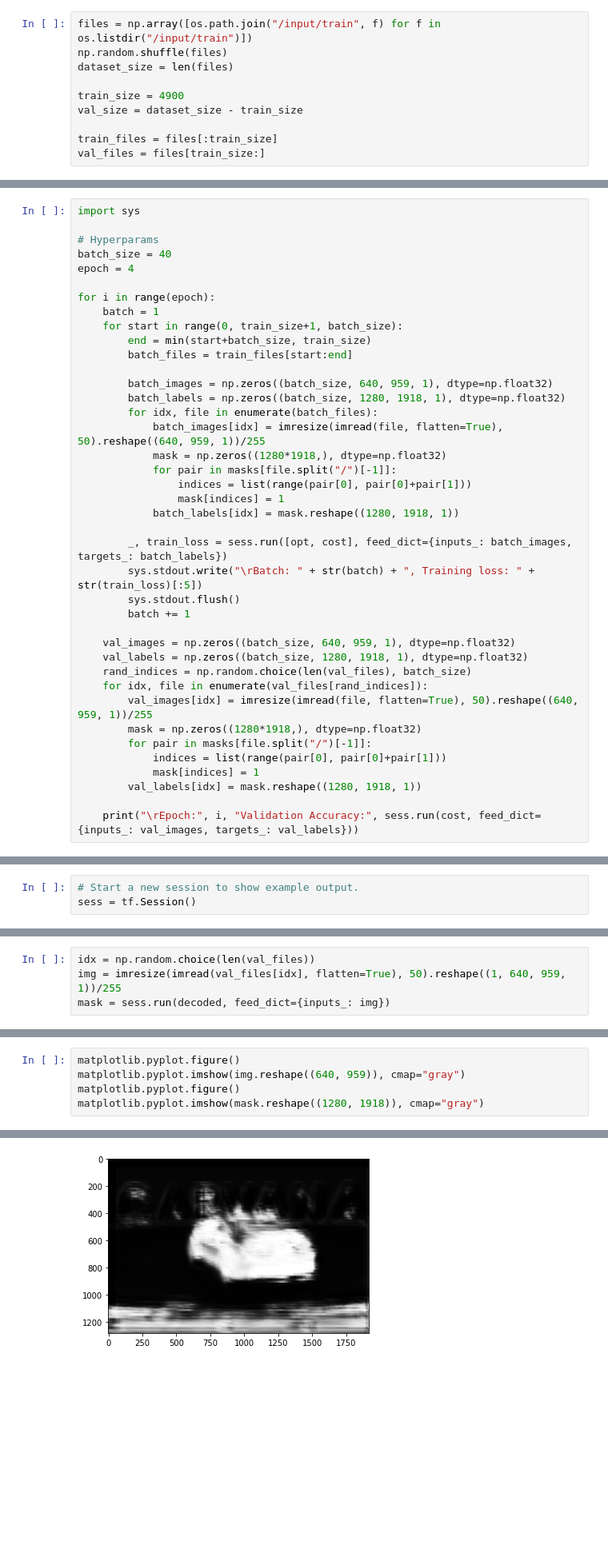
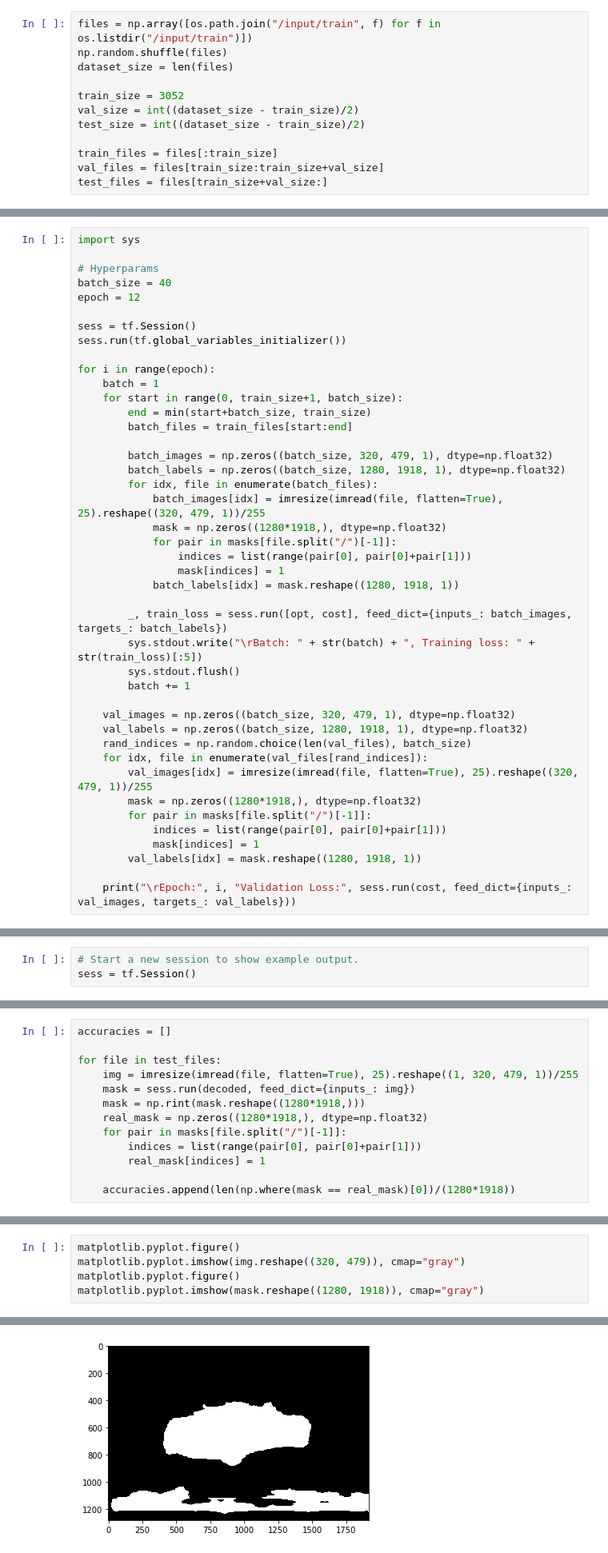
Before and after one commit to TheOriginalAlex/kaggle, a Jupyter notebook: carvana-image-mask/code/notebook.ipynb, the cells around one changed output, grey strips where cells are left out. Shown at 80% size. Cells and saved outputs as stored; diff of their text form; blank space fills up the shorter version.

```diff
--- a/carvana-image-mask/code/notebook.ipynb
+++ b/carvana-image-mask/code/notebook.ipynb
@@ -36,11 +36,13 @@ files = np.array([os.path.join("/input/train", f) for f in os.listdir("/input/tr
 np.random.shuffle(files)
 dataset_size = len(files)
 
-train_size = 4900
-val_size = dataset_size - train_size
+train_size = 3052
+val_size = int((dataset_size - train_size)/2)
+test_size = int((dataset_size - train_size)/2)
 
 train_files = files[:train_size]
-val_files = files[train_size:]
+val_files = files[train_size:train_size+val_size]
+test_files = files[train_size+val_size:]
 # %%
 # Test Images
 mask = np.zeros((1280*1918, 1), dtype=np.float32)
@@ -114,7 +116,10 @@ import sys
 
 # Hyperparams
 batch_size = 40
-epoch = 4
+epoch = 12
+
+sess = tf.Session()
+sess.run(tf.global_variables_initializer())
 
 for i in range(epoch):
     batch = 1
@@ -122,10 +127,10 @@ for i in range(epoch):
         end = min(start+batch_size, train_size)
         batch_files = train_files[start:end]
 
-        batch_images = np.zeros((batch_size, 640, 959, 1), dtype=np.float32)
+        batch_images = np.zeros((batch_size, 320, 479, 1), dtype=np.float32)
         batch_labels = np.zeros((batch_size, 1280, 1918, 1), dtype=np.float32)
         for idx, file in enumerate(batch_files):
-            batch_images[idx] = imresize(imread(file, flatten=True), 50).reshape((640, 959, 1))/255
+            batch_images[idx] = imresize(imread(file, flatten=True), 25).reshape((320, 479, 1))/255
             mask = np.zeros((1280*1918,), dtype=np.float32)
             for pair in masks[file.split("/")[-1]]:
                 indices = list(range(pair[0], pair[0]+pair[1]))
@@ -137,15 +142,15 @@ for i in range(epoch):
         sys.stdout.flush()
         batch += 1
 
-    val_images = np.zeros((batch_size, 640, 959, 1), dtype=np.float32)
+    val_images = np.zeros((batch_size, 320, 479, 1), dtype=np.float32)
     val_labels = np.zeros((batch_size, 1280, 1918, 1), dtype=np.float32)
     rand_indices = np.random.choice(len(val_files), batch_size)
     for idx, file in enumerate(val_files[rand_indices]):
-        val_images[idx] = imresize(imread(file, flatten=True), 50).reshape((640, 959, 1))/255
+        val_images[idx] = imresize(imread(file, flatten=True), 25).reshape((320, 479, 1))/255
         mask = np.zeros((1280*1918,), dtype=np.float32)
         for pair in masks[file.split("/")[-1]]:
             indices = list(range(pair[0], pair[0]+pair[1]))
             mask[indices] = 1
         val_labels[idx] = mask.reshape((1280, 1918, 1))
 
-    print("\rEpoch:", i, "Validation Accuracy:", sess.run(cost, feed_dict={inputs_: val_images, targets_: val_labels}))
+    print("\rEpoch:", i, "Validation Loss:", sess.run(cost, feed_dict={inputs_: val_images, targets_: val_labels}))
@@ -177,7 +175,16 @@ inputs_ = graph.get_tensor_by_name('inputs:0')
 targets_ = graph.get_tensor_by_name('labels:0')
 cost = graph.get_tensor_by_name('cost:0')
 opt = graph.get_operation_by_name('Adam')
-# %%
-idx = np.random.choice(len(val_files))
-img = imresize(imread(val_files[idx], flatten=True), 50).reshape((1, 640, 959, 1))/255
-mask = sess.run(decoded, feed_dict={inputs_: img})
+# %%
+accuracies = []
+
+for file in test_files:
+    img = imresize(imread(file, flatten=True), 25).reshape((1, 320, 479, 1))/255
+    mask = sess.run(decoded, feed_dict={inputs_: img})
+    mask = np.rint(mask.reshape((1280*1918,)))
+    real_mask = np.zeros((1280*1918,), dtype=np.float32)
+    for pair in masks[file.split("/")[-1]]:
+        indices = list(range(pair[0], pair[0]+pair[1]))
+        real_mask[indices] = 1
+
+    accuracies.append(len(np.where(mask == real_mask)[0])/(1280*1918))
@@ -184,6 +195,6 @@ mask = sess.run(decoded, feed_dict={inputs_: img})
 # %%
 matplotlib.pyplot.figure()
-matplotlib.pyplot.imshow(img.reshape((640, 959)), cmap="gray")
+matplotlib.pyplot.imshow(img.reshape((320, 479)), cmap="gray")
 matplotlib.pyplot.figure()
 matplotlib.pyplot.imshow(mask.reshape((1280, 1918)), cmap="gray")
 # %% [output]
@@ -192 +203 @@ matplotlib.pyplot.imshow(mask.reshape((1280, 1918)), cmap="gray")
-[figure, old version]
+[figure, new version]
```
Also changed, not shown: parts of 11 cells of this notebook, 9 other files.
